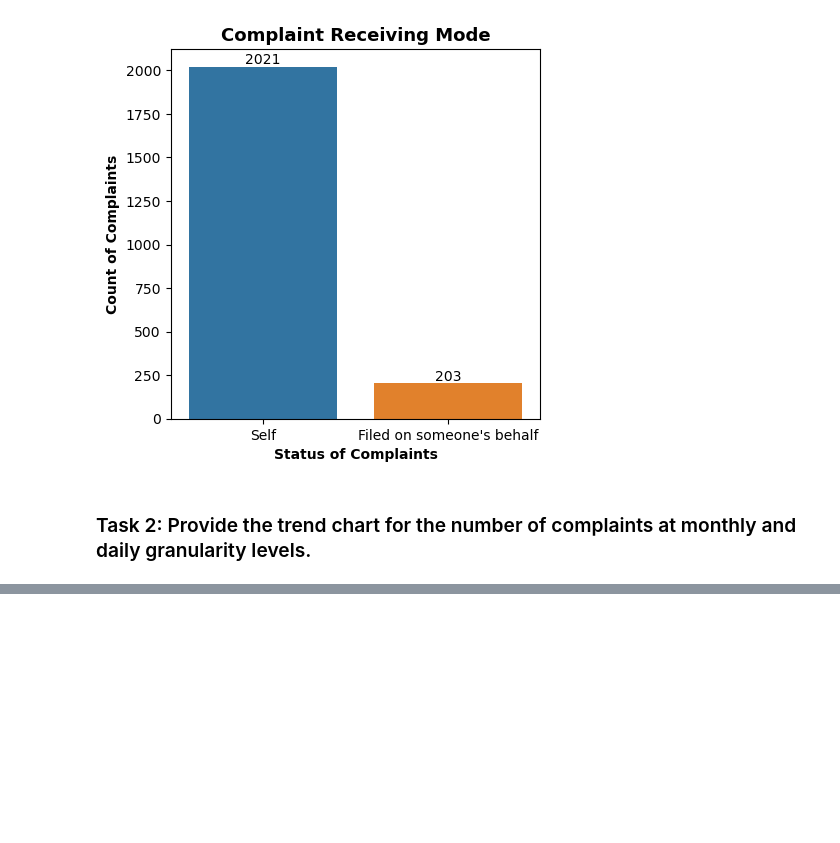
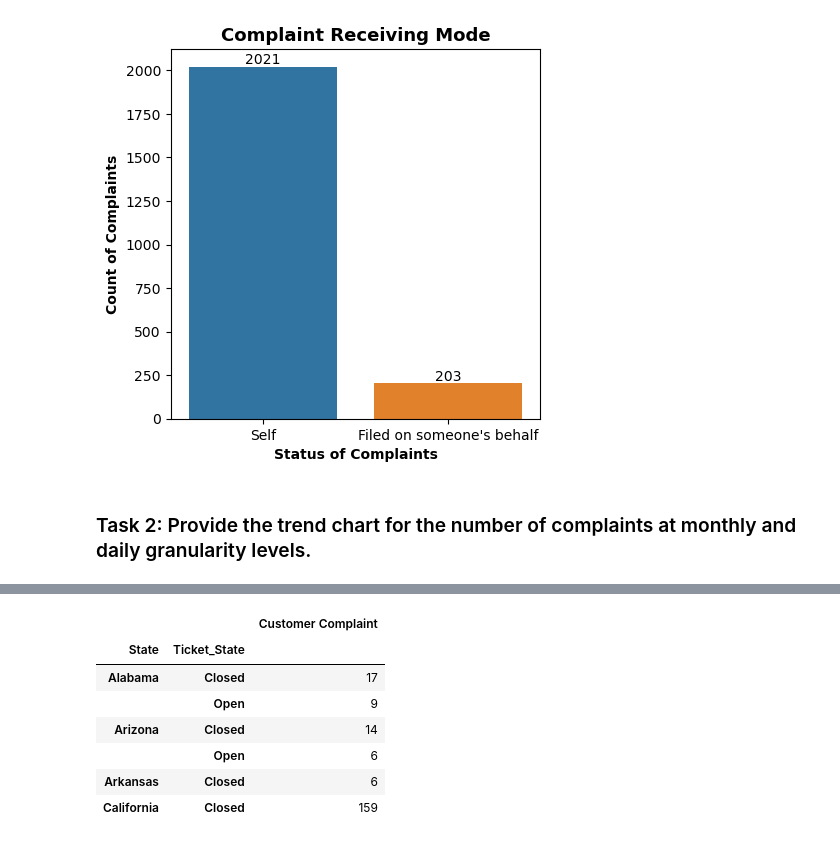
Before and after one commit to lavkushsingh31/Data_Science_Machine_Learning_Projects, a Jupyter notebook: Course Project - Comcast Telecom Consumer Complaints/Comcast Telecom Consumer Complaints.ipynb, the cells around one changed output, grey strips where cells are left out. Saved outputs shown, nothing was run; the diff lists cells and outputs as text; code cells hidden in the pictures; blank space fills up the shorter version.

```diff
--- a/Course Project - Comcast Telecom Consumer Complaints/Comcast Telecom Consumer Complaints.ipynb
+++ b/Course Project - Comcast Telecom Consumer Complaints/Comcast Telecom Consumer Complaints.ipynb
@@ -341,0 +342,14 @@ comcast_data[['Customer Complaint', 'State', 'Quarter', 'Status', 'Ticket_State'
+# %%
+state_wise_ticket_status = comcast_data[['Customer Complaint', 'State', 'Ticket_State']].groupby(
+                                                                ['State', 'Ticket_State']).count()['Customer Complaint']
+state_wise_ticket_status = pd.DataFrame(state_wise_ticket_status)
+state_wise_ticket_status.head(6)
+# %% [output]
+|  |  | Customer Complaint |
+| State | Ticket_State |  |
+| Alabama | Closed | 17 |
+|  | Open | 9 |
+| Arizona | Closed | 14 |
+|  | Open | 6 |
+| Arkansas | Closed | 6 |
+| California | Closed | 159 |
```
Also changed, not shown: parts of 57 cells of this notebook.
